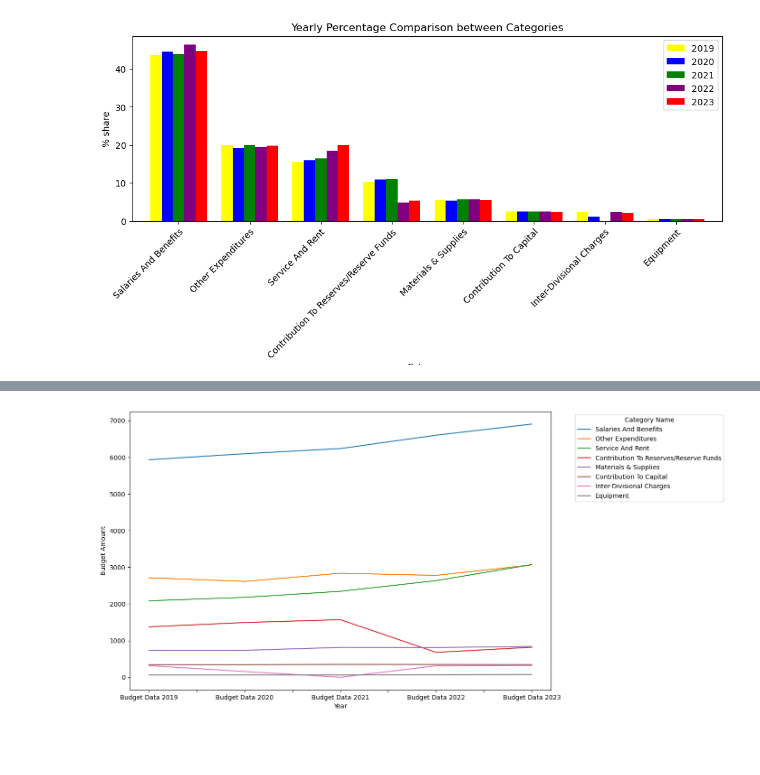
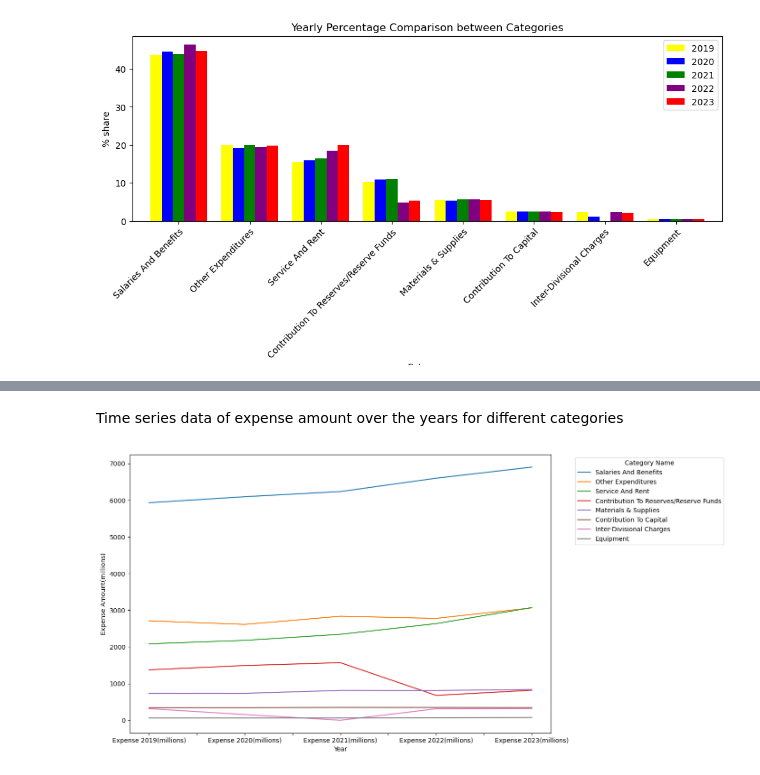
Before and after one commit to aayushgambhir2023/DA-Project-1, a Jupyter notebook: Cat-SubCat Analysis.ipynb, the cells around one changed output, grey strips where cells are left out. Saved outputs shown, nothing was run; the diff lists cells and outputs as text; code cells hidden in the pictures; blank space fills up the shorter version.

```diff
--- a/Cat-SubCat Analysis.ipynb
+++ b/Cat-SubCat Analysis.ipynb
@@ -523,0 +452,20 @@ merged_df_ak_final
+# %%
+# Replace 'nan' strings with actual NaN values
+merged_df_ak_final.replace('nan', pd.NA, inplace=True)
+
+# Replace NaN values with 0
+merged_df_ak_final.fillna(0, inplace=True)
+
+# Adding Salaries And Benefits for year 2021,2022,2023
+salaries_2021 = merged_df_ak_final.loc[merged_df_ak_final['Category Name'].isin(['Salaries', 'Benefits']), 'Expense 2021(millions)'].sum()
+salaries_2022 = merged_df_ak_final.loc[merged_df_ak_final['Category Name'].isin(['Salaries', 'Benefits']), 'Expense 2022(millions)'].sum()
+salaries_2023 = merged_df_ak_final.loc[merged_df_ak_final['Category Name'].isin(['Salaries', 'Benefits']), 'Expense 2023(millions)'].sum()
+
+# Update the "Salaries And Benefits" column from above value for year 2021,2022,2023
+merged_df_ak_final.loc[merged_df_ak_final['Category Name'] == 'Salaries And Benefits', 'Expense 2021(millions)'] = salaries_2021
+merged_df_ak_final.loc[merged_df_ak_final['Category Name'] == 'Salaries And Benefits', 'Expense 2022(millions)'] = salaries_2022
+merged_df_ak_final.loc[merged_df_ak_final['Category Name'] == 'Salaries And Benefits', 'Expense 2023(millions)'] = salaries_2023
+
+#Drop the last two columns since the value was already aaded up in column no 6
+merged_df_ak_final=merged_df_ak_final.drop([8,9])
+merged_df_ak_final
@@ -524,24 +509,23 @@ merged_df_ak_final
 # %%
 # Assuming merged_df_ak_final is your DataFrame
-years = ["2019", "2020", "2021", "2022", "2023"]
 
 for year in years:
-    column_name = f"Budget Data {year}"
+    column_name = f"Expense {year}(millions)"
     merged_df_ak_final[column_name] = pd.to_numeric(merged_df_ak_final[column_name], errors='coerce')
 
-total_2019_ak = merged_df_ak_final["Budget Data 2019"].sum()
-total_2020_ak = merged_df_ak_final["Budget Data 2020"].sum()
-total_2021_ak = merged_df_ak_final["Budget Data 2021"].sum()
-total_2022_ak = merged_df_ak_final["Budget Data 2022"].sum()
-total_2023_ak = merged_df_ak_final["Budget Data 2023"].sum()
+total_2019_ak = merged_df_ak_final["Expense 2019(millions)"].sum()
+total_2020_ak = merged_df_ak_final["Expense 2020(millions)"].sum()
+total_2021_ak = merged_df_ak_final["Expense 2021(millions)"].sum()
+total_2022_ak = merged_df_ak_final["Expense 2022(millions)"].sum()
+total_2023_ak = merged_df_ak_final["Expense 2023(millions)"].sum()
 
 # Create a DataFrame with the totals
 total_df_ak = pd.DataFrame([
-    {"Year": "2019", "Total": total_2019_ak},
-    {"Year": "2020", "Total": total_2020_ak},
-    {"Year": "2021", "Total": total_2021_ak},
-    {"Year": "2022", "Total": total_2022_ak},
-    {"Year": "2023", "Total": total_2023_ak}
+    {"Year": "2019", "Total Expense(millions)": total_2019_ak},
+    {"Year": "2020", "Total Expense(millions)": total_2020_ak},
+    {"Year": "2021", "Total Expense(millions)": total_2021_ak},
+    {"Year": "2022", "Total Expense(millions)": total_2022_ak},
+    {"Year": "2023", "Total Expense(millions)": total_2023_ak}
 ])
 total_df_ak=total_df_ak.set_index("Year")
 total_df_ak
@@ -670,10 +631,12 @@ low_df_ak
+# %% [markdown]
+Time series data of expense amount over the years for different categories
 # %%
 # Assuming 'Category Name' is the budget category column
 time_series_data = merged_df_ak_final.set_index('Category Name').T
 time_series_data.plot(figsize=(12, 8))
 plt.xlabel('Year')
-plt.ylabel('Budget Amount')
+plt.ylabel('Expense Amount(millions)')
 plt.legend(title='Category Name', bbox_to_anchor=(1.05, 1), loc='upper left')
 plt.show()
 # %% [output]
-[figure, old version]
+[figure, new version]
```
Also changed, not shown: parts of 68 cells of this notebook, 1 other file.
